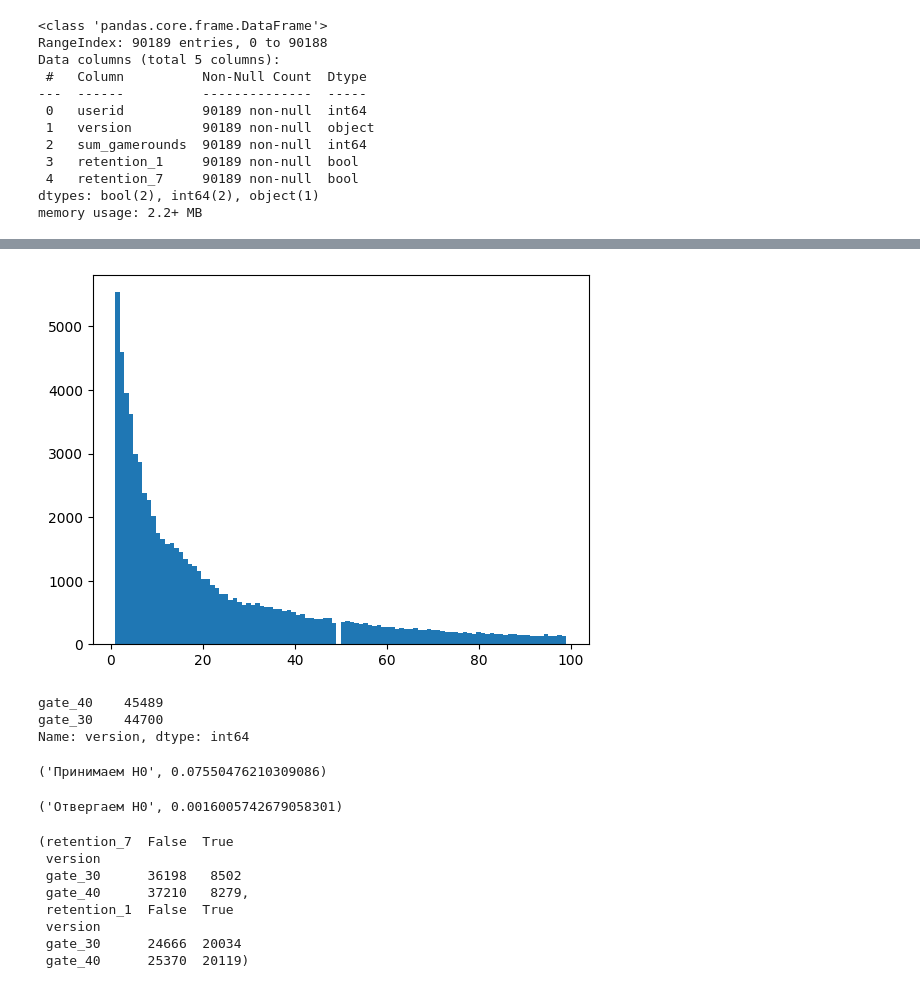
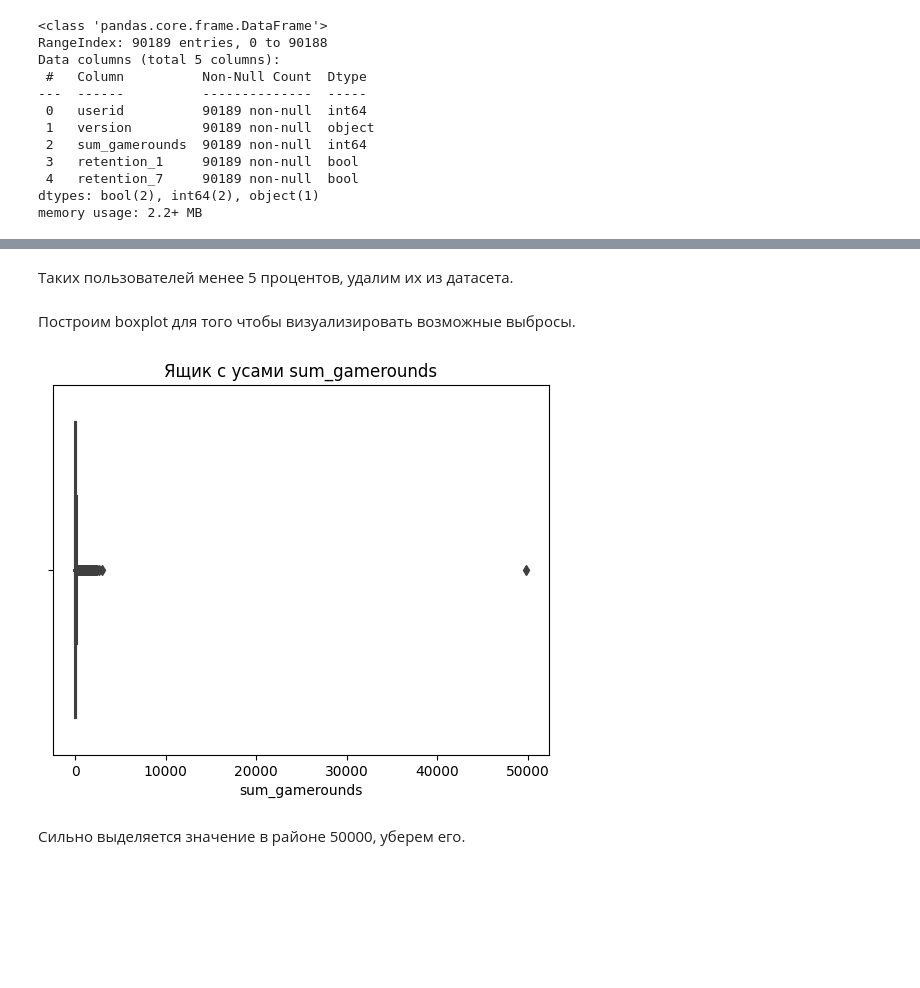
Before and after one commit to Artem-Karmeev/AB_testing_seminars, a Jupyter notebook: seminar_9/task.ipynb, the cells around one changed output, grey strips where cells are left out. Saved outputs shown, nothing was run; the diff lists cells and outputs as text; code cells hidden in the pictures; blank space fills up the shorter version.

```diff
--- a/seminar_9/task.ipynb
+++ b/seminar_9/task.ipynb
@@ -61,45 +56,14 @@ Length: 3994, dtype: int64
+# %% [markdown]
+Таких пользователей менее 5 процентов, удалим их из датасета.
 # %%
-new_df = df.query('sum_gamerounds < 100 and sum_gamerounds > 0')
-plt.hist(new_df['sum_gamerounds'], bins=100);
+new_df = df.query('sum_gamerounds > 0')
-# %% [output]
-[figure, removed]
-# %%
-df['version'].value_counts()
-# %% [output]
-gate_40    45489
-gate_30    44700
-Name: version, dtype: int64
-# %%
-cross_table_1 = pd.crosstab(df['version'], df['retention_1'])
-
-
-# Выполнение хи-квадрат теста
-chi2_statistic, p_value_1, _, _ = chi2_contingency(cross_table_1)
-
-result_1 = 'Принимаем H0' if p_value_1 >= 0.05 else 'Отвергаем H0'
-result_1, p_value_1
-# %% [output]
-('Принимаем H0', 0.07550476210309086)
-# %%
-# Создание таблицы сопряженности
-cross_table_7 = pd.crosstab(df['version'], df['retention_7'])
-
-
-# Выполнение хи-квадрат теста
-chi2_statistic, p_value_7, _, _ = chi2_contingency(cross_table_7)
-
-result_7 = 'Принимаем H0' if p_value_7 >= 0.05 else 'Отвергаем H0'
-result_7, p_value_7
-# %% [output]
-('Отвергаем H0', 0.0016005742679058301)
-# %%
-cross_table_7, cross_table_1
-# %% [output]
-(retention_7  False  True
- version
- gate_30      36198   8502
- gate_40      37210   8279,
- retention_1  False  True
- version
- gate_30      24666  20034
- gate_40      25370  20119)
+# %% [markdown]
+Построим boxplot для того чтобы визуализировать возможные выбросы.
+# %%
+sns.boxplot(x=new_df['sum_gamerounds'])
+plt.xlabel('sum_gamerounds')
+plt.title('Ящик с усами sum_gamerounds');
+# %% [output]
+[figure, added]
+# %% [markdown]
+Сильно выделяется значение в районе 50000, уберем его.
```
Also changed, not shown: parts of 27 cells of this notebook, 1 other file.
